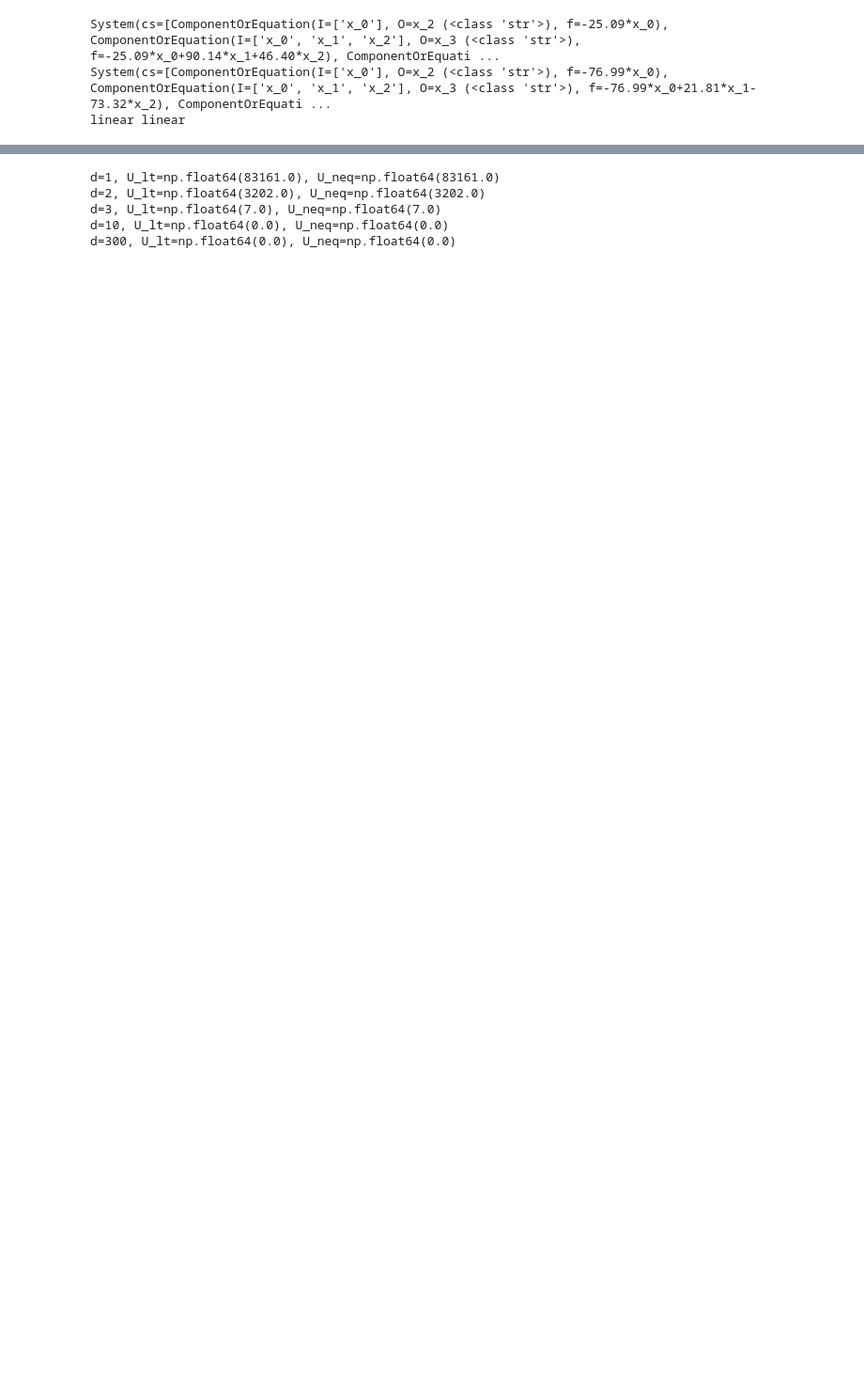
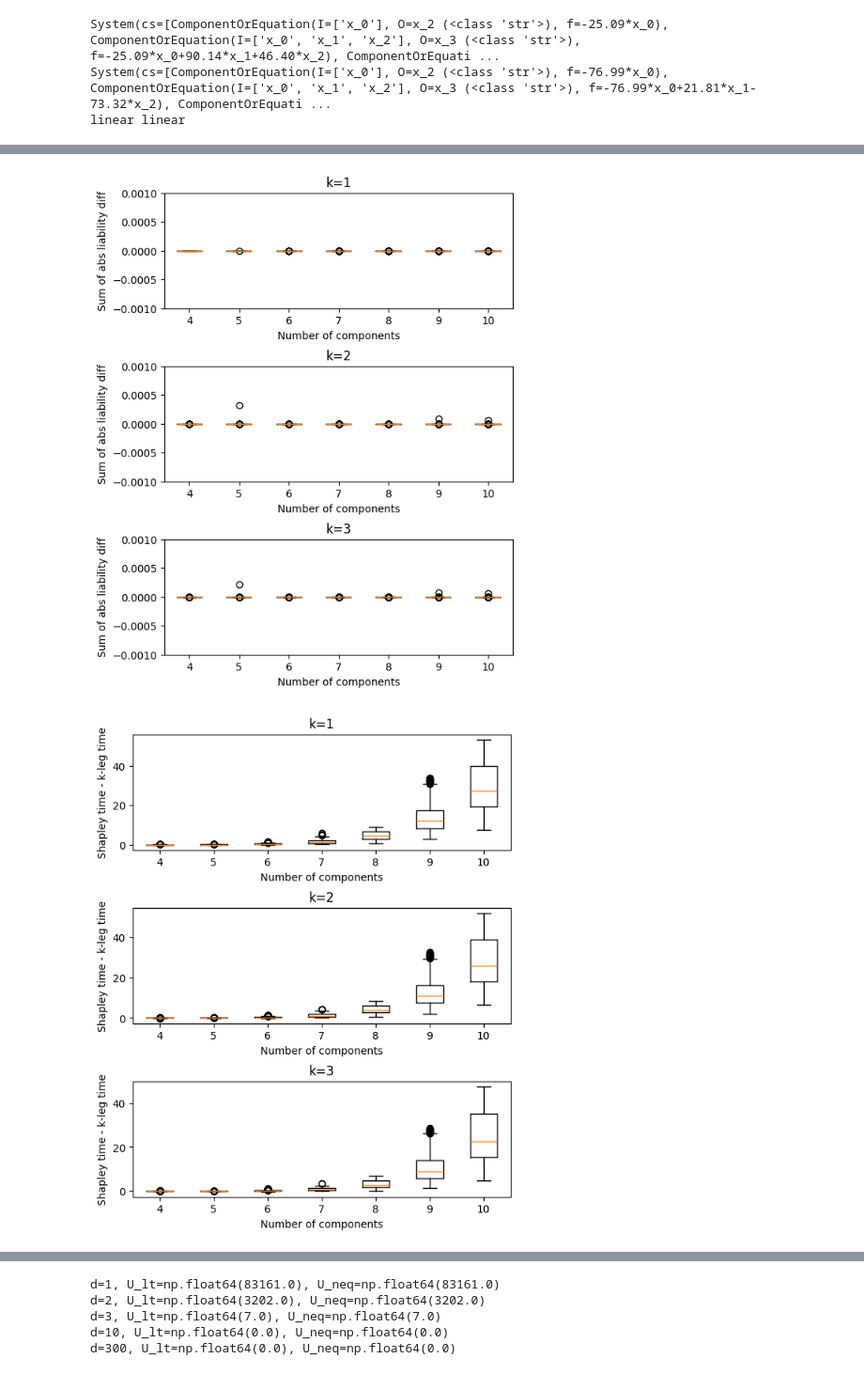
Before and after one commit to kavaryan/liab, a Jupyter notebook: examples/random-system-example.ipynb, the cells around one changed output, grey strips where cells are left out. Shown at 94% size. Drawn from its saved outputs; the diff is of its cells as text; code cells hidden in the pictures; blank space fills up the shorter version.

```diff
--- a/examples/random-system-example.ipynb
+++ b/examples/random-system-example.ipynb
@@ -1,24 +1,34 @@
 # %%
 import sys
-sys.path.append('../src')
+from pathlib import Path
+import __main__
+if not hasattr(__main__, '__file__'): # notebook
+    sys.path.append('../src')
+    pickle_dir = Path('..')
+else: # exported python
+    sys.path.append('src')
+    pickle_dir = Path('.')
 import time
 import pickle
 from collections import defaultdict
+
+from multiprocessing import Pool
 from tqdm import tqdm
 import numpy as np
 import sympy as sp
+import warnings
 import matplotlib.pyplot as plt
 from liab.k_leg_liab import k_leg_liab
 from liab.shapley_liab import shapley_liab
 from liab.random_system import get_rand_system, rerand_system, get_rand_float_vec, get_rand_failure
 from liab.failure import ClosedHalfSpaceFailureSet
 from IPython.display import display, clear_output
-from multiprocessing import Pool
 from scipy.stats import mannwhitneyu
+from scipy.stats import entropy
 
 
 SEED = 42
-NUM_WORKERS = 7
+NUM_WORKERS = 2
 %reload_ext autoreload
 %autoreload 2
 %matplotlib inline
@@ -189,0 +277,5 @@ def experiment_and_plot(num_vars, ks=[1,2], num_samples=20, exp_results=None):
+# %%
+plots_box_plots(range(4,11),ks=[1,2,3],pickle_dir=pickle_dir)
+# %% [output]
+[figure, added]
+[figure, added]
```
Also changed, not shown: parts of 11 cells of this notebook, 9 other files.
